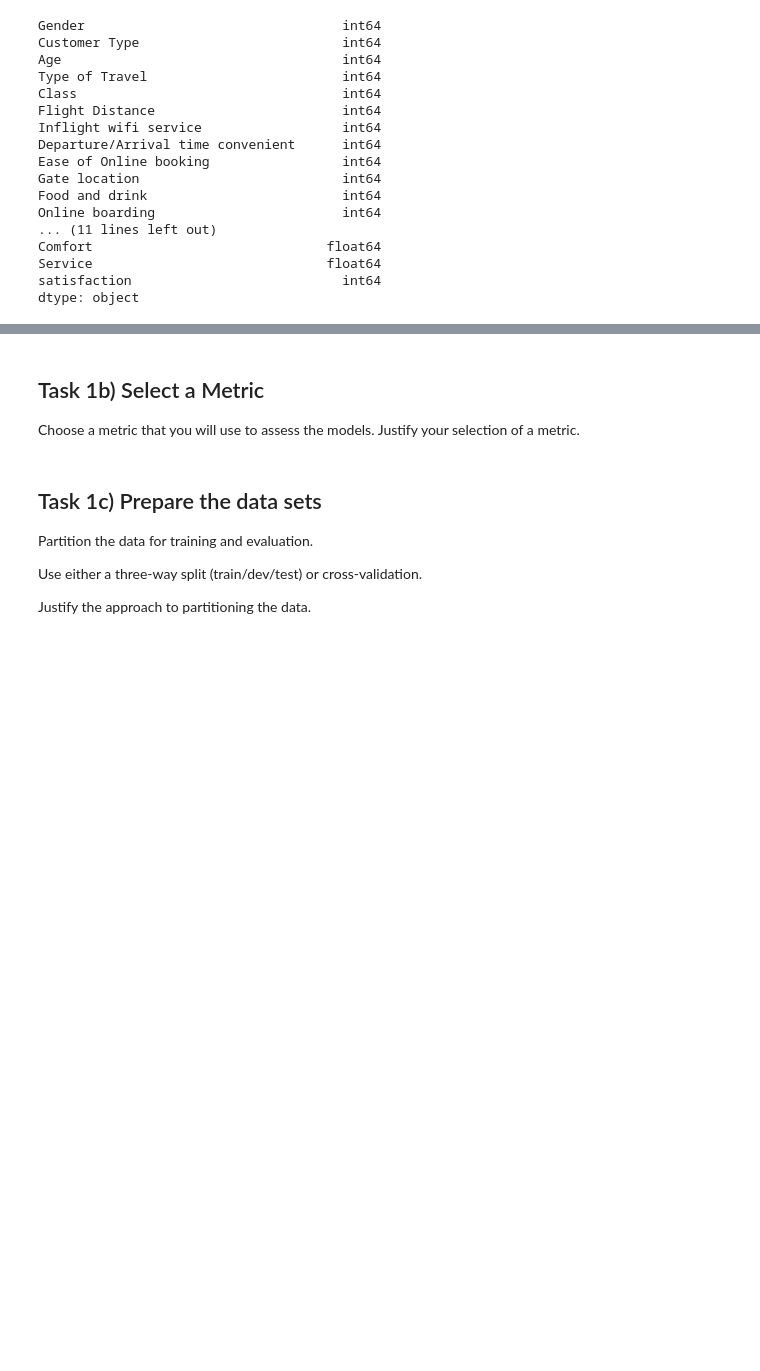
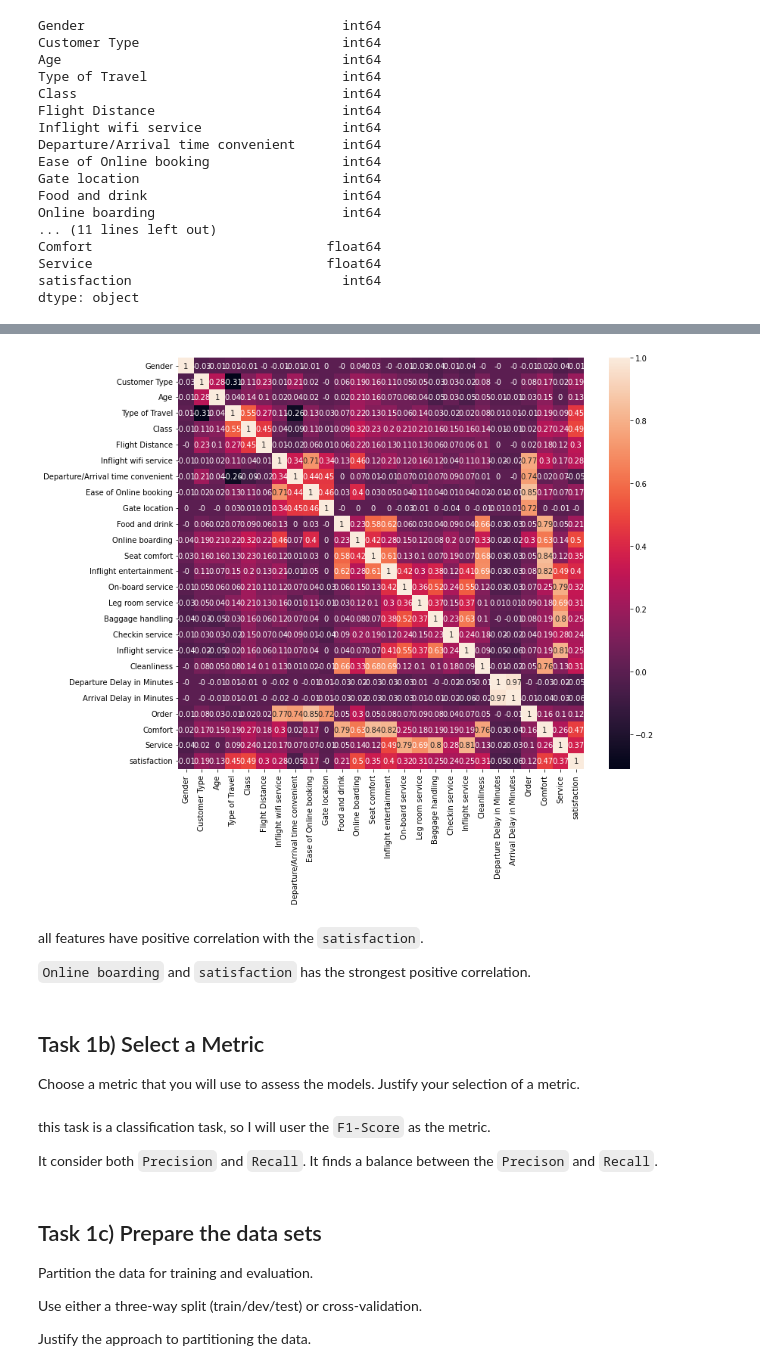
Before and after one commit to rwqzcq/COMP2019, a Jupyter notebook: main.ipynb, the cells around one changed output, grey strips where cells are left out. Cells and saved outputs as stored; diff of their text form; code cells hidden in the pictures; blank space fills up the shorter version.

```diff
--- a/main.ipynb
+++ b/main.ipynb
@@ -51,7 +123,22 @@ dtype: object
+# %%
+correlation_matrix = df.corr().round(2) # compute pairwise correlation, rounded to two digits
+# annot = True to print the values inside the square
+plt.figure(figsize=(12, 10))
+sns.heatmap(data=correlation_matrix, annot=True);
+# %% [output]
+[figure, added]
+# %% [markdown]
+all features have positive correlation with the `satisfaction`.
+
+`Online boarding` and `satisfaction` has the strongest positive correlation.
 # %% [markdown]
 ## Task 1b) Select a Metric
 Choose a metric that you will use to assess the models.
 Justify your selection of a metric.
+# %% [markdown]
+this task is a classification task, so I will user the `F1-Score` as the metric.
+
+It consider both `Precision` and `Recall`. It finds a balance between the `Precison` and `Recall`.
 # %% [markdown]
 ## Task 1c) Prepare the data sets
 Partition the data for training and evaluation.
```
Also changed, not shown: parts of 49 cells of this notebook, 1 other file.
